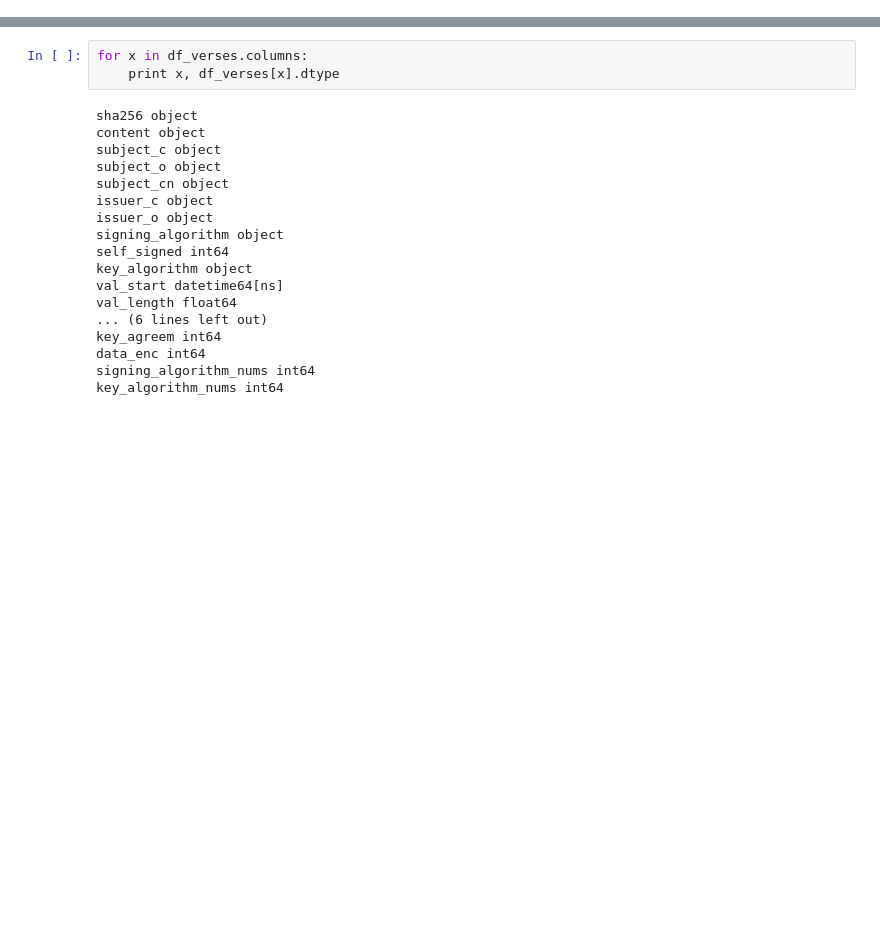
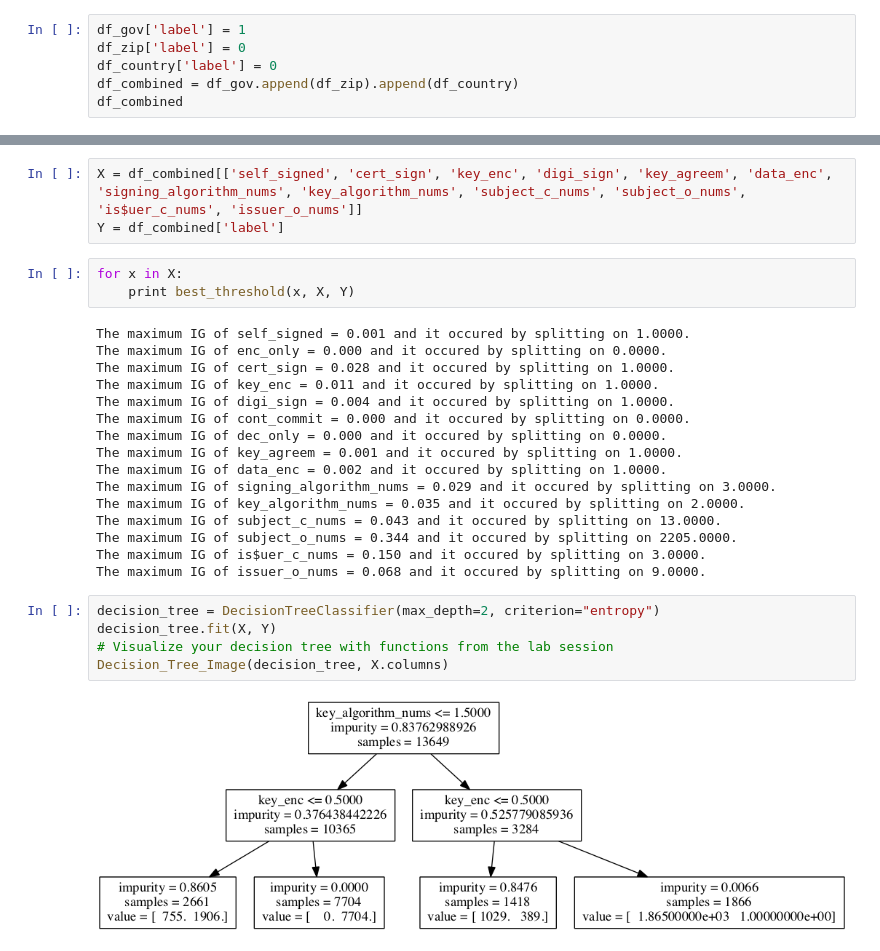
Before and after one commit to hchaturv/cert_anomaly, a Jupyter notebook: data_extraction/db_to_df.ipynb, the cells around one changed output, grey strips where cells are left out. Cells and saved outputs as stored; diff of their text form; blank space fills up the shorter version.

```diff
--- a/data_extraction/db_to_df.ipynb
+++ b/data_extraction/db_to_df.ipynb
@@ -32,0 +43,6 @@ df_verses
+# %%
+df_gov['label'] = 1
+df_zip['label'] = 0
+df_country['label'] = 0
+df_combined = df_gov.append(df_zip).append(df_country)
+df_combined
@@ -52,21 +172,29 @@ df_verses['val_start'] = df_verses['val_start'].astype("datetime64")
+# %%
+X = df_combined[['self_signed', 'cert_sign', 'key_enc', 'digi_sign', 'key_agreem', 'data_enc', 'signing_algorithm_nums', 'key_algorithm_nums', 'subject_c_nums', 'subject_o_nums', 'is$uer_c_nums', 'issuer_o_nums']]
+Y = df_combined['label']
 # %%
-for x in df_verses.columns:
-    print x, df_verses[x].dtype
+for x in X:
+    print best_threshold(x, X, Y)
 # %% [output]
-sha256 object
-content object
-subject_c object
-subject_o object
-subject_cn object
-issuer_c object
-issuer_o object
-signing_algorithm object
-self_signed int64
-key_algorithm object
-val_start datetime64[ns]
-val_length float64
-... (6 lines left out)
-key_agreem int64
-data_enc int64
-signing_algorithm_nums int64
-key_algorithm_nums int64
+The maximum IG of self_signed = 0.001 and it occured by splitting on 1.0000.
+The maximum IG of enc_only = 0.000 and it occured by splitting on 0.0000.
+The maximum IG of cert_sign = 0.028 and it occured by splitting on 1.0000.
+The maximum IG of key_enc = 0.011 and it occured by splitting on 1.0000.
+The maximum IG of digi_sign = 0.004 and it occured by splitting on 1.0000.
+The maximum IG of cont_commit = 0.000 and it occured by splitting on 0.0000.
+The maximum IG of dec_only = 0.000 and it occured by splitting on 0.0000.
+The maximum IG of key_agreem = 0.001 and it occured by splitting on 1.0000.
+The maximum IG of data_enc = 0.002 and it occured by splitting on 1.0000.
+The maximum IG of signing_algorithm_nums = 0.029 and it occured by splitting on 3.0000.
+The maximum IG of key_algorithm_nums = 0.035 and it occured by splitting on 2.0000.
+The maximum IG of subject_c_nums = 0.043 and it occured by splitting on 13.0000.
+The maximum IG of subject_o_nums = 0.344 and it occured by splitting on 2205.0000.
+The maximum IG of is$uer_c_nums = 0.150 and it occured by splitting on 3.0000.
+The maximum IG of issuer_o_nums = 0.068 and it occured by splitting on 9.0000.
+# %%
+decision_tree = DecisionTreeClassifier(max_depth=2, criterion="entropy")
+decision_tree.fit(X, Y)
+# Visualize your decision tree with functions from the lab session
+Decision_Tree_Image(decision_tree, X.columns)
+# %% [output]
+[figure, added]
```
Also changed, not shown: parts of 12 cells of this notebook.
